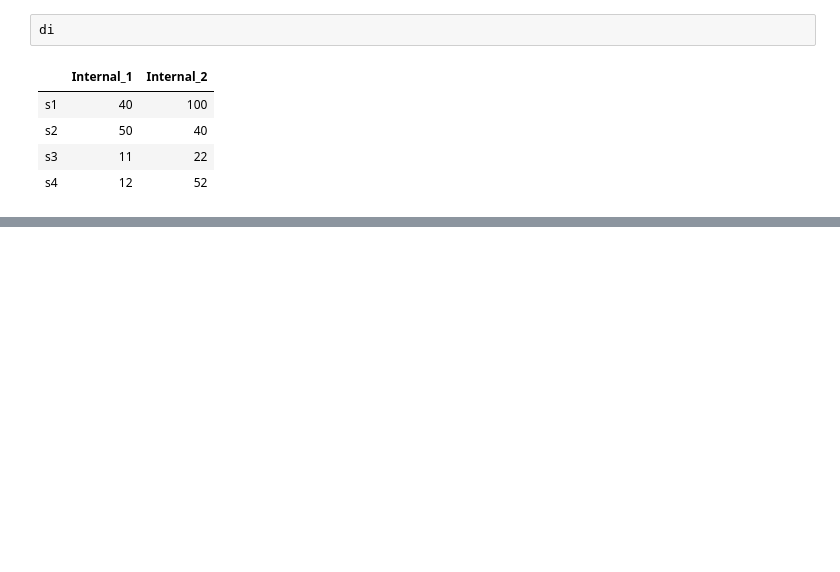
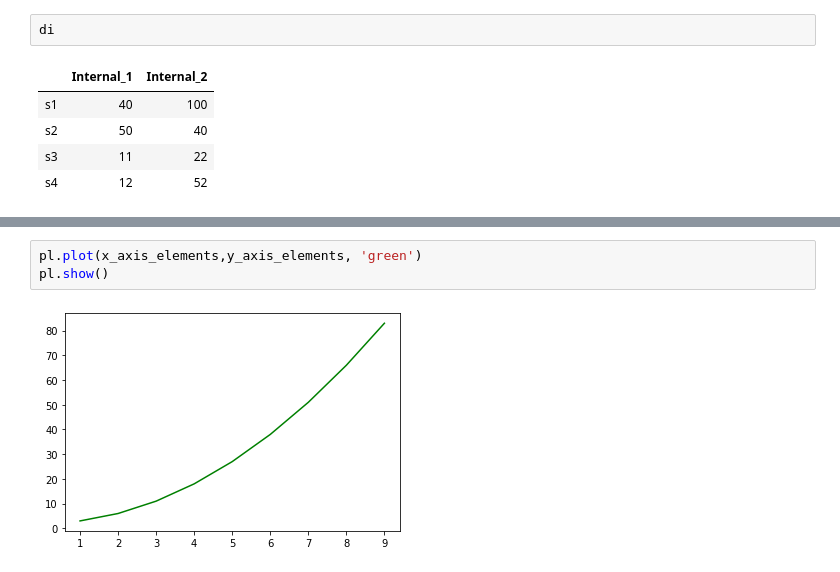
Before and after one commit to kollurusuresh/PythonWS, a Jupyter notebook: Day6.ipynb, the cells around one changed output, grey strips where cells are left out. Cells and saved outputs as stored; diff of their text form; blank space fills up the shorter version.

```diff
--- a/Day6.ipynb
+++ b/Day6.ipynb
@@ -319,0 +528,5 @@ di
+# %%
+pl.plot(x_axis_elements,y_axis_elements, 'green')
+pl.show()
+# %% [output]
+[figure, added]
```
Also changed, not shown: parts of 35 cells of this notebook.
